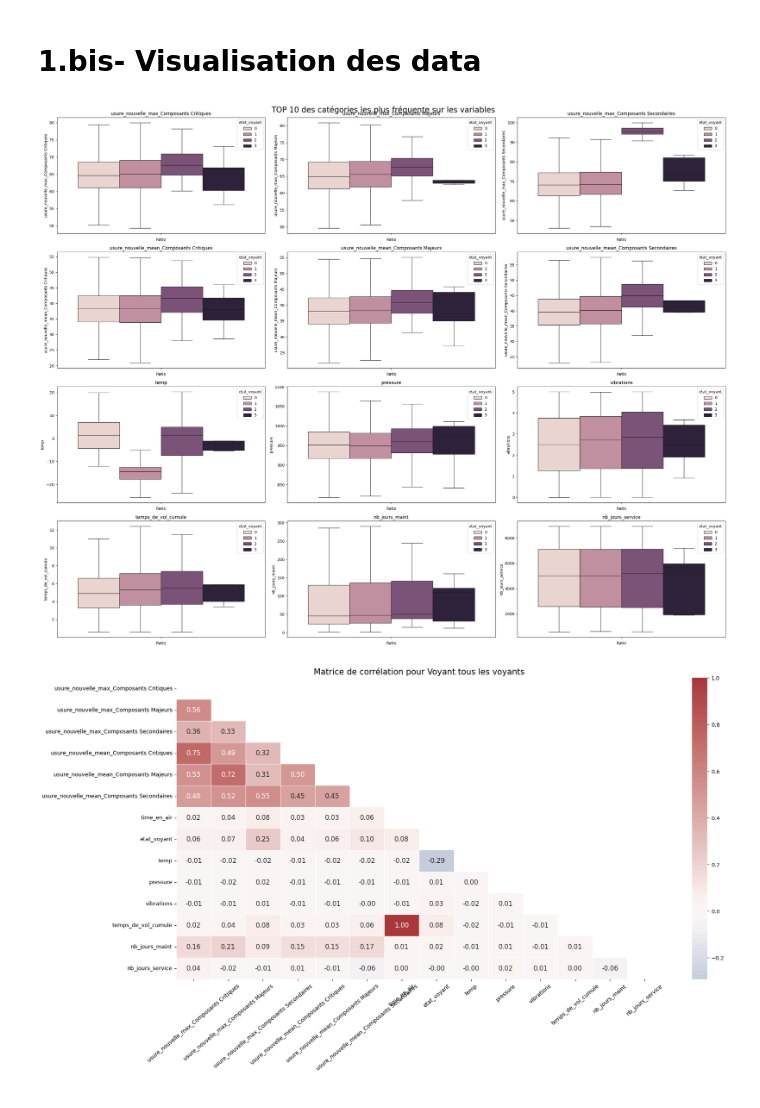
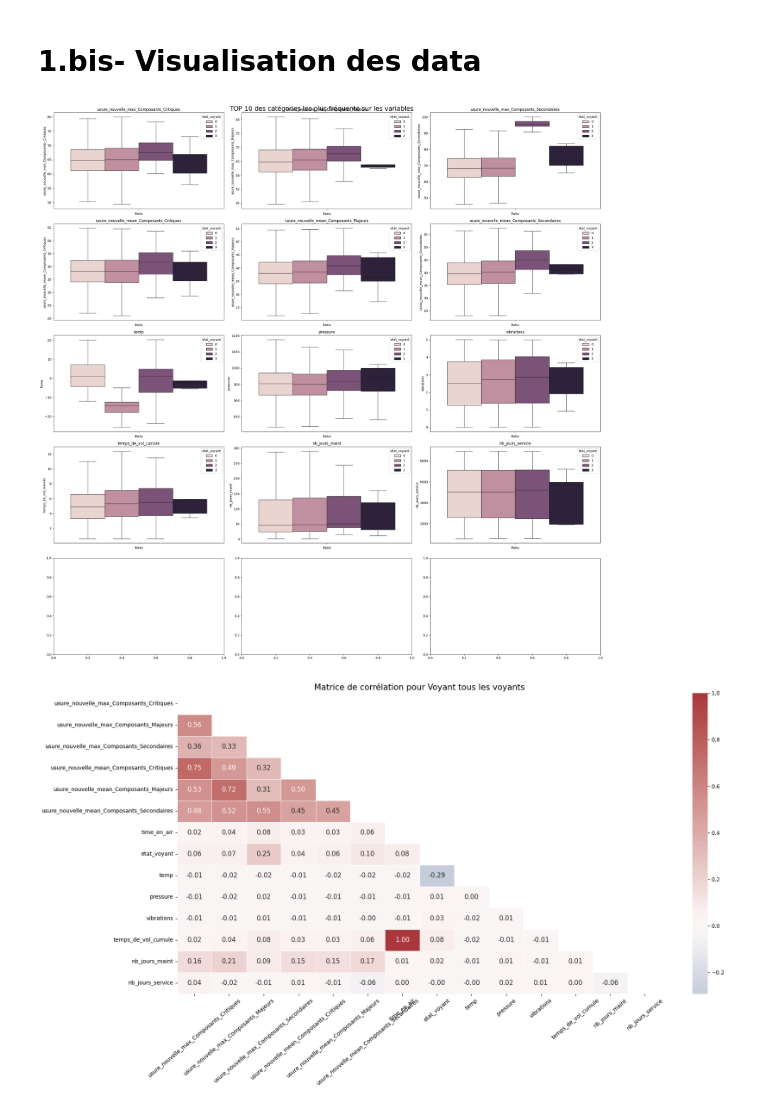
Before and after one commit to Dim2960/preventive_maintenance, a Jupyter notebook: clean_et_ML.ipynb, the cells around one changed output. Cells and saved outputs as stored; diff of their text form; code cells hidden in the pictures.

```diff
--- a/clean_et_ML.ipynb
+++ b/clean_et_ML.ipynb
@@ -97,34 +97,34 @@ dtype: int64
 # %% [markdown]
 # 1.bis- Visualisation des data
 # %%
-df_num = df[['usure_nouvelle_max_Composants Critiques',
-       'usure_nouvelle_max_Composants Majeurs',
-       'usure_nouvelle_max_Composants Secondaires',
-       'usure_nouvelle_mean_Composants Critiques',
-       'usure_nouvelle_mean_Composants Majeurs',
-       'usure_nouvelle_mean_Composants Secondaires',
+df_num = df[['usure_nouvelle_max_Composants_Critiques',
+       'usure_nouvelle_max_Composants_Majeurs',
+       'usure_nouvelle_max_Composants_Secondaires',
+       'usure_nouvelle_mean_Composants_Critiques',
+       'usure_nouvelle_mean_Composants_Majeurs',
+       'usure_nouvelle_mean_Composants_Secondaires',
        'temp', 'pressure', 'vibrations',
        'temps_de_vol_cumule', 'nb_jours_maint',
        'nb_jours_service']]
 
 # Créer une figure avec des sous-graphiques
-fig, axes = plt.subplots(4, 3, figsize=(25, 20))
+fig, axes = plt.subplots(5, 3, figsize=(25, 25))
 fig.suptitle('TOP 10 des catégories les plus fréquente sur les variables', fontsize=20)
 fig.tight_layout(pad=3.0)
 
 # Parcourir chaque colonne et créer un histogramme
 for i, col in enumerate(df_num.columns):
 
 
     sns.boxplot(data=df, y=col,  ax=axes[i//3, i%3], hue='etat_voyant', showfliers= False)
     axes[i//3, i%3].set_title(col)
     axes[i//3, i%3].set_xlabel('Ratio')
     axes[i//3, i%3].set_ylabel(col)
 
 plt.tight_layout()
 plt.show()
 # %% [output]
-[figure, old version]
+[figure, new version]
 # %%
 fig_correl, ax_correl = plt.subplots(1,1, figsize = (20,10))
 
```
Also changed, not shown: parts of 13 cells of this notebook, 1 other file.
